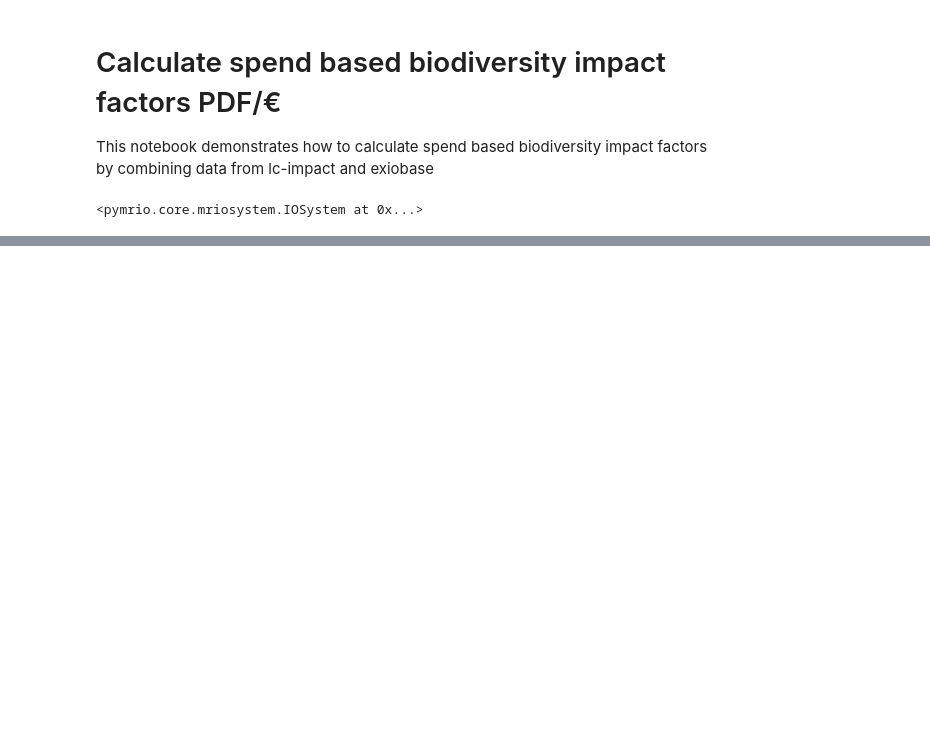
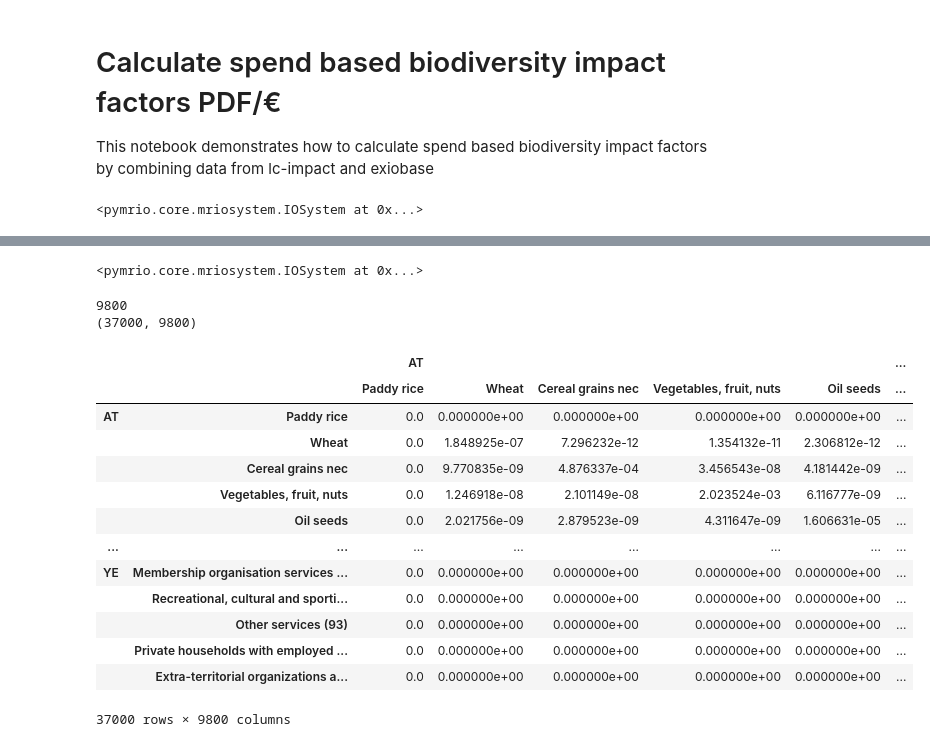
Before and after one commit to tterimaa/pdf-calculation, a Jupyter notebook: pdf-water.ipynb, the cells around one changed output, grey strips where cells are left out. Drawn from its saved outputs; the diff is of its cells as text; code cells hidden in the pictures; blank space fills up the shorter version.

```diff
--- a/pdf-water.ipynb
+++ b/pdf-water.ipynb
@@ -223,14 +356,48 @@ KeyError: 'Paddy rice'
+# %%
+# aggregate all blue water consumption related drivers
+groups = exio3_19.satellite.get_index(as_dict=True, grouping_pattern={"Water Consumption Blue.*": "Water Consumption Blue -– Total"})
+
+exio3_19.satellite_agg = exio3_19.satellite.copy(new_name="Aggregated blue water consumption accounts")
+
+for df_name, df in zip(exio3_19.satellite_agg.get_DataFrame(data=False, with_unit=True, with_population=False),
+exio3_19.satellite_agg.get_DataFrame(data=True, with_unit=True, with_population=False)):
+    if df_name == "unit":
+        exio3_19.satellite_agg.__dict__[df_name] = df.groupby(groups).apply(lambda x: " & ".join(x.unit.unique()))
+    else:
+        exio3_19.satellite_agg.__dict__[df_name] = df.groupby(groups).sum()
+
+exio_19_diag = exio3_19.satellite_agg.diag_stressor(("Water Consumption Blue -– Total"))
+exio3_19.exio_19_diag = exio_19_diag
+exio3_19.calc_all()
+# %% [output]
+<pymrio.core.mriosystem.IOSystem at 0x...>
 # %%
 # use 2019 impact factors for calculating dr_f
-# dr_f represents the impact factors for each impact region i driven by consumption in region j product sector k
+# calculate dr_f - share of the driver of biodiversity loss in impact region i from the total amount of the driver that is driven by consumption in consumption region j, product sector k
 
-dr_f = df_s.copy()
-exio3_19.satellite_agg.M.loc["Water Consumption Blue -– Total"].loc[("AT","Wheat")] # TODO: is this needed?
+dr_f = dr_u.copy()
 blue_water_total = exio3_19.satellite_agg.M.loc["Water Consumption Blue -– Total"]
-scalars = {} # multipliers for each column
+scalars = blue_water_total.to_numpy() # multipliers for each column
+print(len(scalars)) # 9800
+print(dr_u.shape) # 37000 (impact region-sector pairs) * 9800 (consumption region-sector pairs)
 
-# multiply every entry of dr_s by the respective column value from exio3_satellite_agg.M
-for col_name,col in df_s.items():
-    scalars[col_name] = blue_water_total[col_name]
-
-dr_f = dr_f * scalars
+# multiply each column of dr_u by the respective column value from exio3_19.satellite_agg.M
+dr_f = dr_f * scalars # same as dr_f * diag(scalars) but more efficient with numpy broadcasting
+dr_f
+# %% [output]
+9800
+(37000, 9800)
+|  |  | AT |  |  |  |  | ... |
+|  |  | Paddy rice | Wheat | Cereal grains nec | Vegetables, fruit, nuts | Oil seeds | ... |
+| AT | Paddy rice | 0.0 | 0.000000e+00 | 0.000000e+00 | 0.000000e+00 | 0.000000e+00 | ... |
+|  | Wheat | 0.0 | 1.848925e-07 | 7.296232e-12 | 1.354132e-11 | 2.306812e-12 | ... |
+|  | Cereal grains nec | 0.0 | 9.770835e-09 | 4.876337e-04 | 3.456543e-08 | 4.181442e-09 | ... |
+|  | Vegetables, fruit, nuts | 0.0 | 1.246918e-08 | 2.101149e-08 | 2.023524e-03 | 6.116777e-09 | ... |
+|  | Oil seeds | 0.0 | 2.021756e-09 | 2.879523e-09 | 4.311647e-09 | 1.606631e-05 | ... |
+| ... | ... | ... | ... | ... | ... | ... | ... |
+| YE | Membership organisation services ... | 0.0 | 0.000000e+00 | 0.000000e+00 | 0.000000e+00 | 0.000000e+00 | ... |
+|  | Recreational, cultural and sporti... | 0.0 | 0.000000e+00 | 0.000000e+00 | 0.000000e+00 | 0.000000e+00 | ... |
+|  | Other services (93) | 0.0 | 0.000000e+00 | 0.000000e+00 | 0.000000e+00 | 0.000000e+00 | ... |
+|  | Private households with employed ... | 0.0 | 0.000000e+00 | 0.000000e+00 | 0.000000e+00 | 0.000000e+00 | ... |
+|  | Extra-territorial organizations a... | 0.0 | 0.000000e+00 | 0.000000e+00 | 0.000000e+00 | 0.000000e+00 | ... |
+37000 rows × 9800 columns
```
Also changed, not shown: parts of 14 cells of this notebook.
